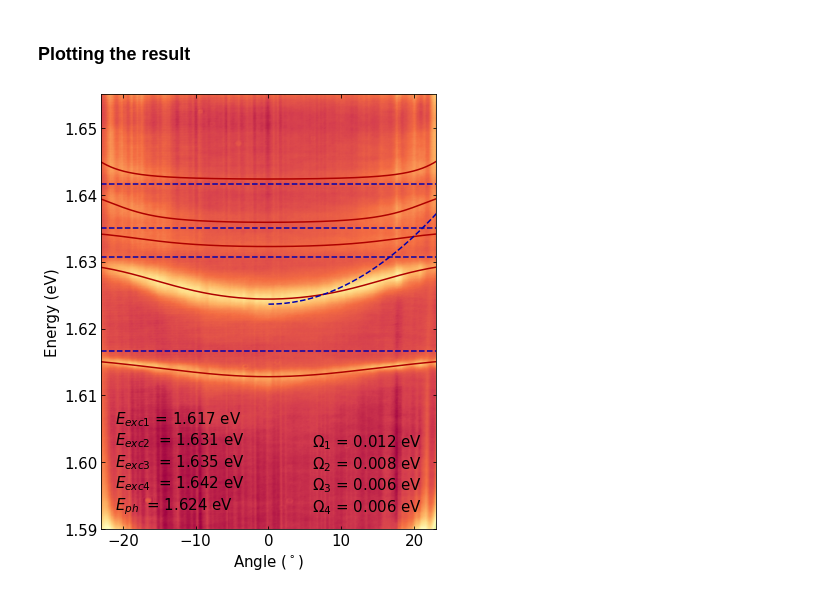
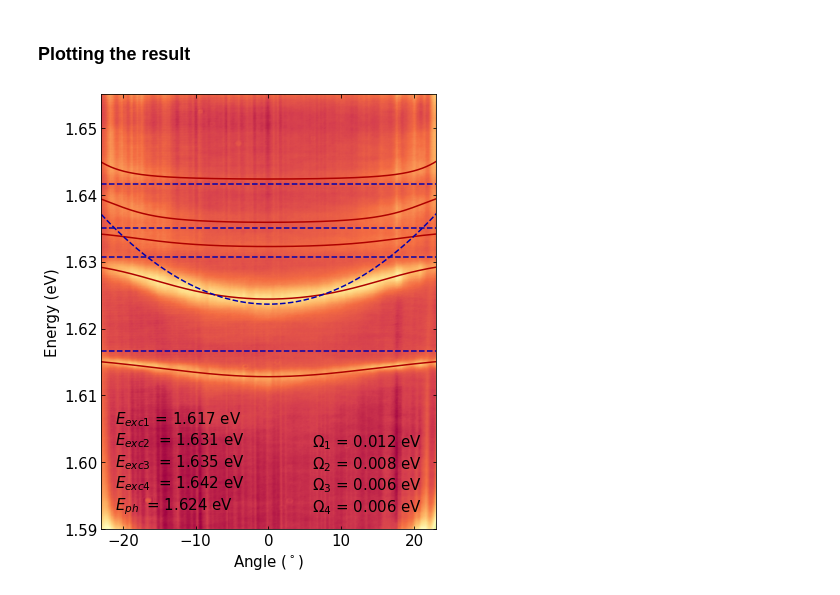
Before and after one commit to RMirek/PythonCoursePolaritonGroup, a Jupyter notebook: FittingProcedures/FittingDispersion5x5.ipynb, the cells around one changed output. Saved outputs shown, nothing was run; the diff lists cells and outputs as text; code cells hidden in the pictures.

```diff
--- a/FittingProcedures/FittingDispersion5x5.ipynb
+++ b/FittingProcedures/FittingDispersion5x5.ipynb
@@ -171,32 +168,32 @@ plt.plot(angles[zakp2:zakk-1], y_fit_3, color = [174/255, 0, 0])
 plt.plot(angles[zakp2:zakk-1], y_fit_4, color = [174/255, 0, 0])
 plt.plot(angles[zakp2:zakk-1], y_fit_5, color = [174/255, 0, 0])
 
 ax.axhline(y=E1, color = [0, 0, 174/255], linestyle = '--')
 ax.axhline(y=E2, color = [0, 0, 174/255], linestyle = '--')
 ax.axhline(y=E3, color = [0, 0, 174/255], linestyle = '--')
 ax.axhline(y=E4, color = [0, 0, 174/255], linestyle = '--')
-plt.plot(angles[zakp:zakk], c+d*np.array(angles[zakp2:zakk])*np.array(angles[zakp2:zakk]), color = [0, 0, 174/255], linestyle = '--')
+plt.plot(angles[zakp2:zakk-1], c+d*np.array(angles[zakp2:zakk-1])*np.array(angles[zakp2:zakk-1]), color = [0, 0, 174/255], linestyle = '--')
 
 
 downanno = offsetbox.AnchoredText('$E_{exc1}$ = ' + str(round(E1,3)) +
                                   ' eV \n$E_{exc2~}$ = ' + str(round(E2,3)) +
                                   ' eV \n$E_{exc3~}$ = ' + str(round(E3,3)) +
                                   ' eV \n$E_{exc4~}$ = ' + str(round(E4,3)) +
                                   ' eV \n$E_{ph~}$ = ' + str(round(c,3)) + ' eV',
                                     loc=3, frameon=False)
 ax.add_artist(downanno)
 downanno2 = offsetbox.AnchoredText('$\Omega_1$ = ' + str(round(Om1,3)) + ' eV' +
                                    '\n$\Omega_2$ = ' + str(round(Om2,3)) + ' eV' +
                                    '\n$\Omega_3$ = ' + str(round(Om3,3)) + ' eV' +
                                    '\n$\Omega_4$ = ' + str(round(Om4,3)) + ' eV',
                                     loc=4, frameon=False)
 ax.add_artist(downanno2)
 
 ax.set_xlabel('Angle ($^\circ$)')
 ax.set_ylabel('Energy (eV)')
 ax.set_xlim((-23, 23))
 ax.set_ylim(1.59, 1.655)
 ax.tick_params(axis='both', direction = "in", which='major',
        right = True, top = True, left = True)
 # %% [output]
-[figure, old version]
+[figure, new version]
```
Also changed, not shown: parts of 1 cell of this notebook.
